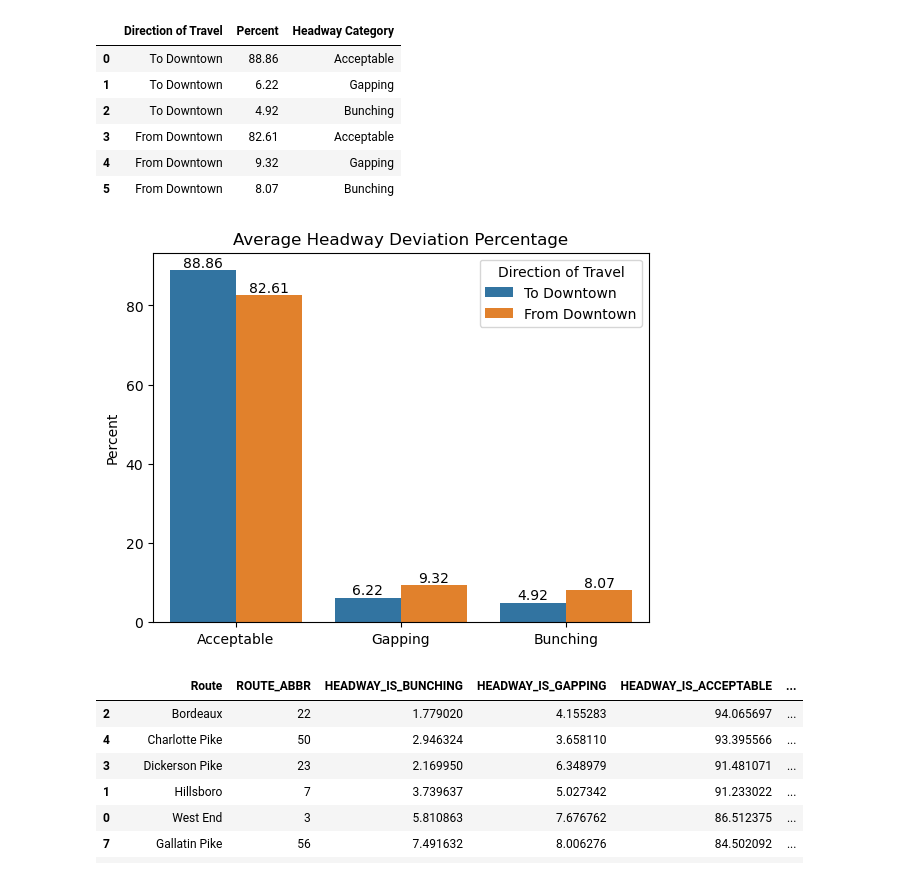
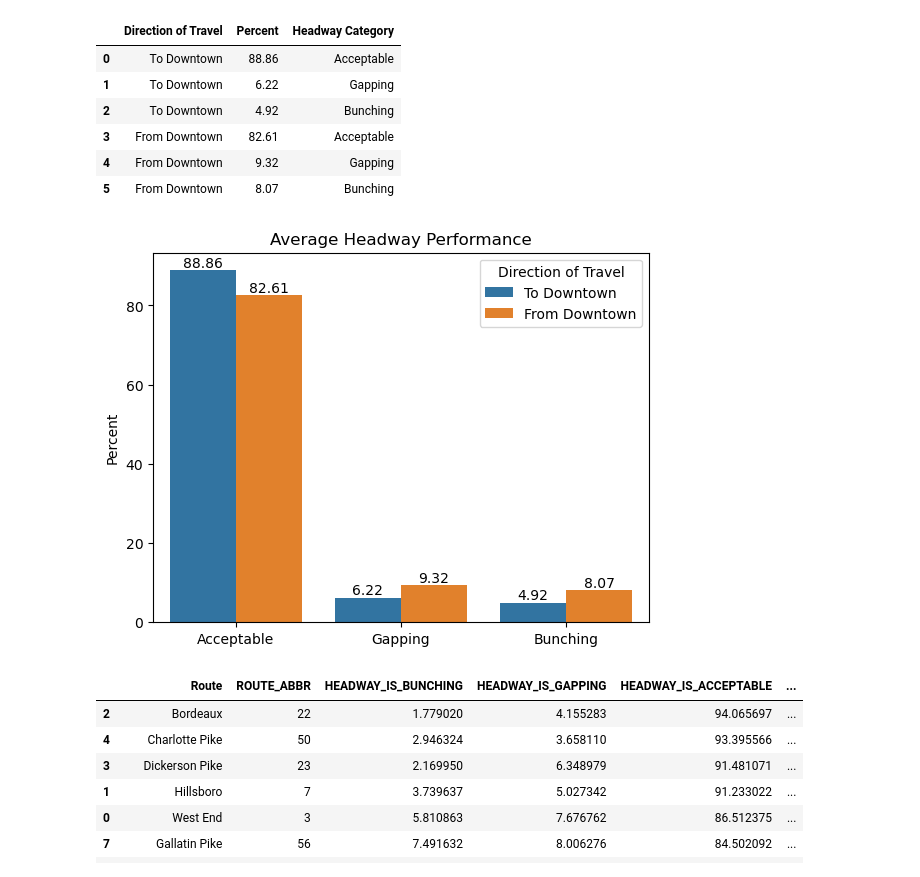
Before and after one commit to NSS-Data-Analytics-Cohort-11/wego-boomers, a Jupyter notebook: notebooks/wego.ipynb, the cells around one changed output. Cells and saved outputs as stored; diff of their text form; code cells hidden in the pictures.

```diff
--- a/notebooks/wego.ipynb
+++ b/notebooks/wego.ipynb
@@ -414,11 +418,11 @@ df
 # %%
 ax = sns.barplot(df, x='Headway Category', y='Percent', hue='Direction of Travel')
 for i in ax.containers:
     ax.bar_label(i,)
-ax.set_title('Average Headway Deviation Percentage')
+ax.set_title('Average Headway Performance')
 ax.xaxis.label.set_visible(False)
 # %% [output]
-[figure, old version]
+[figure, new version]
 # %%
 
 
```
Also changed, not shown: parts of 10 cells of this notebook.
